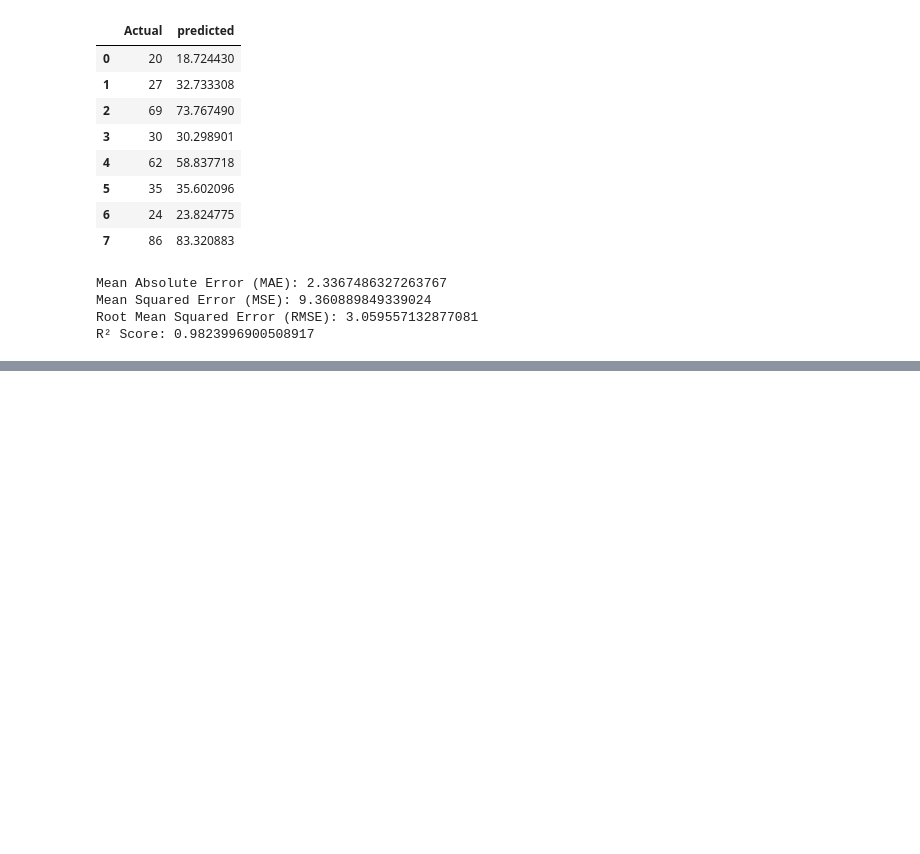
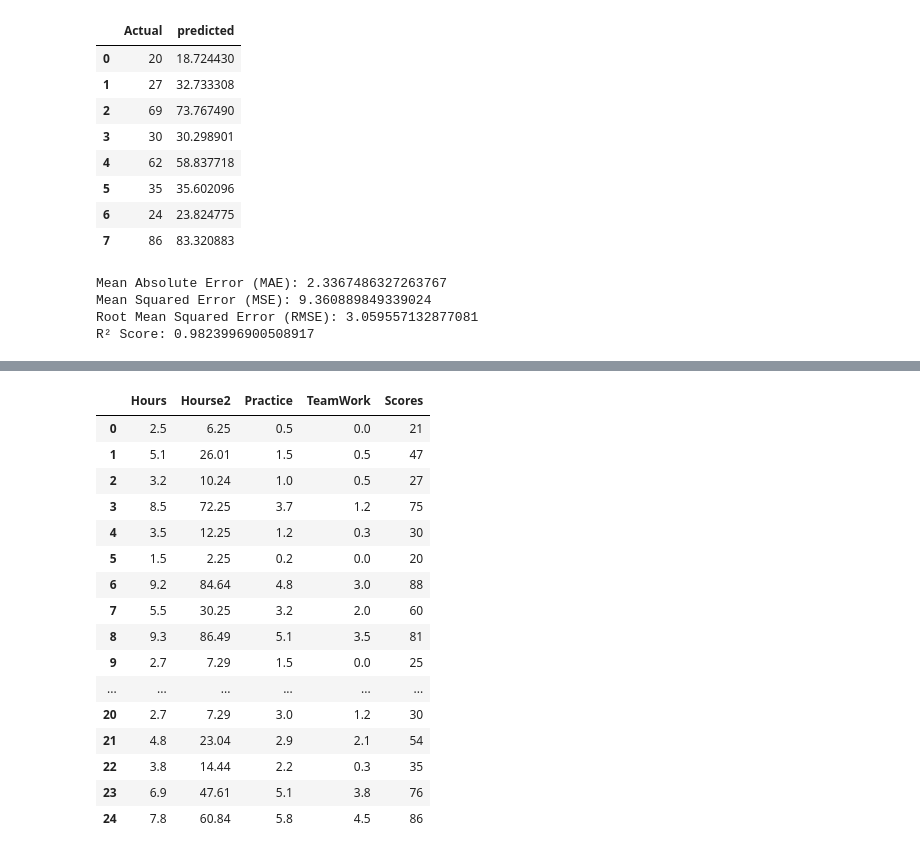
Before and after one commit to ehsanmohamadi132/Student_Score01, a Jupyter notebook: Student_Score01.ipynb, the cells around one changed output, grey strips where cells are left out. Cells and saved outputs as stored; diff of their text form; code cells hidden in the pictures; blank space fills up the shorter version.

```diff
--- a/Student_Score01.ipynb
+++ b/Student_Score01.ipynb
@@ -592,0 +665,23 @@ R² Score: 0.9823996900508917
+# %%
+Hourse2 = df.Hours**2
+# %%
+df.insert(1,'Hourse2',Hourse2)
+df
+# %% [output]
+|  | Hours | Hourse2 | Practice | TeamWork | Scores |
+| 0 | 2.5 | 6.25 | 0.5 | 0.0 | 21 |
+| 1 | 5.1 | 26.01 | 1.5 | 0.5 | 47 |
+| 2 | 3.2 | 10.24 | 1.0 | 0.5 | 27 |
+| 3 | 8.5 | 72.25 | 3.7 | 1.2 | 75 |
+| 4 | 3.5 | 12.25 | 1.2 | 0.3 | 30 |
+| 5 | 1.5 | 2.25 | 0.2 | 0.0 | 20 |
+| 6 | 9.2 | 84.64 | 4.8 | 3.0 | 88 |
+| 7 | 5.5 | 30.25 | 3.2 | 2.0 | 60 |
+| 8 | 9.3 | 86.49 | 5.1 | 3.5 | 81 |
+| 9 | 2.7 | 7.29 | 1.5 | 0.0 | 25 |
+| ... | ... | ... | ... | ... | ... |
+| 20 | 2.7 | 7.29 | 3.0 | 1.2 | 30 |
+| 21 | 4.8 | 23.04 | 2.9 | 2.1 | 54 |
+| 22 | 3.8 | 14.44 | 2.2 | 0.3 | 35 |
+| 23 | 6.9 | 47.61 | 5.1 | 3.8 | 76 |
+| 24 | 7.8 | 60.84 | 5.8 | 4.5 | 86 |
```
Also changed, not shown: parts of 14 cells of this notebook.
